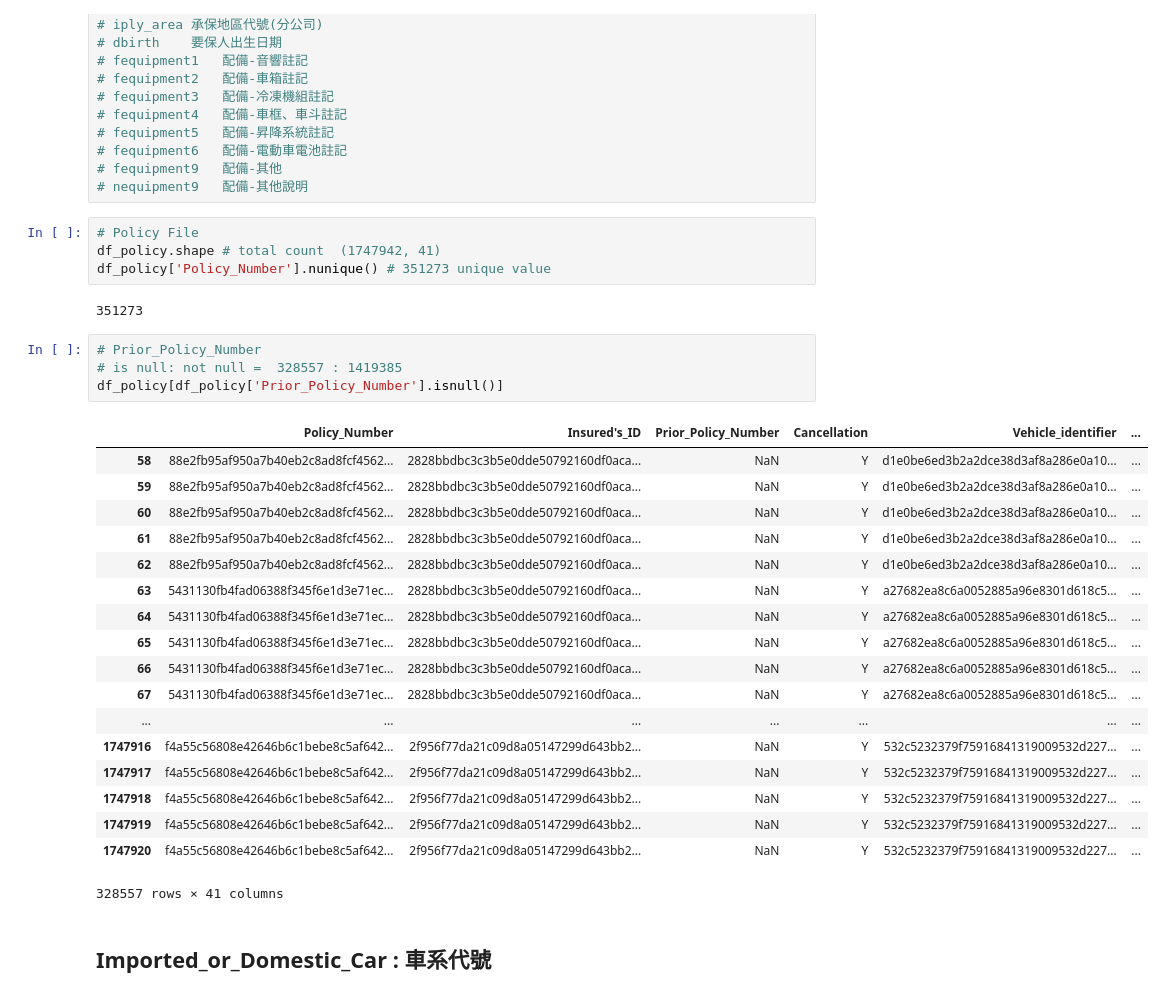
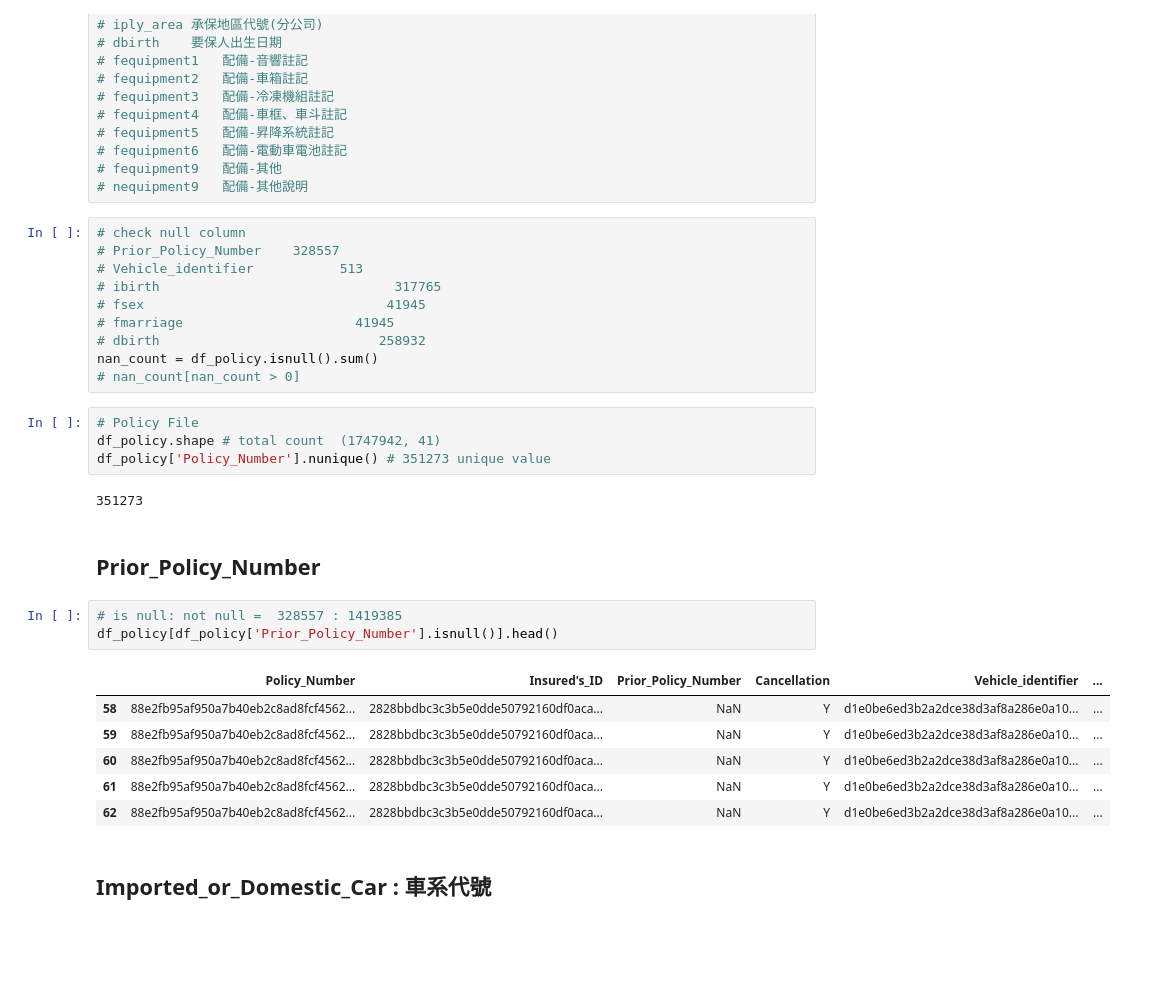
Before and after one commit to taipingeric/tbddd, a Jupyter notebook: EDA.ipynb, the cells around one changed output. Drawn from its saved outputs; the diff is of its cells as text; blank space fills up the shorter version.

```diff
--- a/EDA.ipynb
+++ b/EDA.ipynb
@@ -59,35 +60,34 @@ pd.set_option('display.max_columns', None)
 # fequipment6	配備-電動車電池註記
 # fequipment9	配備-其他
 # nequipment9	配備-其他說明
+# %%
+# check null column
+# Prior_Policy_Number    328557
+# Vehicle_identifier           513
+# ibirth                              317765
+# fsex                               41945
+# fmarriage                      41945
+# dbirth                            258932
+nan_count = df_policy.isnull().sum()
+# nan_count[nan_count > 0]
 # %%
 # Policy File
 df_policy.shape # total count  (1747942, 41)
 df_policy['Policy_Number'].nunique() # 351273 unique value
 # %% [output]
 351273
+# %% [markdown]
+## Prior_Policy_Number
 # %%
-# Prior_Policy_Number
 # is null: not null =  328557 : 1419385
-df_policy[df_policy['Prior_Policy_Number'].isnull()]
+df_policy[df_policy['Prior_Policy_Number'].isnull()].head()
 # %% [output]
 |  | Policy_Number | Insured's_ID | Prior_Policy_Number | Cancellation | Vehicle_identifier | ... |
 | 58 | 88e2fb95af950a7b40eb2c8ad8fcf4562... | 2828bbdbc3c3b5e0dde50792160df0aca... | NaN | Y | d1e0be6ed3b2a2dce38d3af8a286e0a10... | ... |
 | 59 | 88e2fb95af950a7b40eb2c8ad8fcf4562... | 2828bbdbc3c3b5e0dde50792160df0aca... | NaN | Y | d1e0be6ed3b2a2dce38d3af8a286e0a10... | ... |
 | 60 | 88e2fb95af950a7b40eb2c8ad8fcf4562... | 2828bbdbc3c3b5e0dde50792160df0aca... | NaN | Y | d1e0be6ed3b2a2dce38d3af8a286e0a10... | ... |
 | 61 | 88e2fb95af950a7b40eb2c8ad8fcf4562... | 2828bbdbc3c3b5e0dde50792160df0aca... | NaN | Y | d1e0be6ed3b2a2dce38d3af8a286e0a10... | ... |
 | 62 | 88e2fb95af950a7b40eb2c8ad8fcf4562... | 2828bbdbc3c3b5e0dde50792160df0aca... | NaN | Y | d1e0be6ed3b2a2dce38d3af8a286e0a10... | ... |
-| 63 | 5431130fb4fad06388f345f6e1d3e71ec... | 2828bbdbc3c3b5e0dde50792160df0aca... | NaN | Y | a27682ea8c6a0052885a96e8301d618c5... | ... |
-| 64 | 5431130fb4fad06388f345f6e1d3e71ec... | 2828bbdbc3c3b5e0dde50792160df0aca... | NaN | Y | a27682ea8c6a0052885a96e8301d618c5... | ... |
-| 65 | 5431130fb4fad06388f345f6e1d3e71ec... | 2828bbdbc3c3b5e0dde50792160df0aca... | NaN | Y | a27682ea8c6a0052885a96e8301d618c5... | ... |
-| 66 | 5431130fb4fad06388f345f6e1d3e71ec... | 2828bbdbc3c3b5e0dde50792160df0aca... | NaN | Y | a27682ea8c6a0052885a96e8301d618c5... | ... |
-| 67 | 5431130fb4fad06388f345f6e1d3e71ec... | 2828bbdbc3c3b5e0dde50792160df0aca... | NaN | Y | a27682ea8c6a0052885a96e8301d618c5... | ... |
-| ... | ... | ... | ... | ... | ... | ... |
-| 1747916 | f4a55c56808e42646b6c1bebe8c5af642... | 2f956f77da21c09d8a05147299d643bb2... | NaN | Y | 532c5232379f75916841319009532d227... | ... |
-| 1747917 | f4a55c56808e42646b6c1bebe8c5af642... | 2f956f77da21c09d8a05147299d643bb2... | NaN | Y | 532c5232379f75916841319009532d227... | ... |
-| 1747918 | f4a55c56808e42646b6c1bebe8c5af642... | 2f956f77da21c09d8a05147299d643bb2... | NaN | Y | 532c5232379f75916841319009532d227... | ... |
-| 1747919 | f4a55c56808e42646b6c1bebe8c5af642... | 2f956f77da21c09d8a05147299d643bb2... | NaN | Y | 532c5232379f75916841319009532d227... | ... |
-| 1747920 | f4a55c56808e42646b6c1bebe8c5af642... | 2f956f77da21c09d8a05147299d643bb2... | NaN | Y | 532c5232379f75916841319009532d227... | ... |
-328557 rows × 41 columns
 # %% [markdown]
 ## Imported_or_Domestic_Car : 車系代號
 # %%
```
Also changed, not shown: parts of 15 cells of this notebook.
